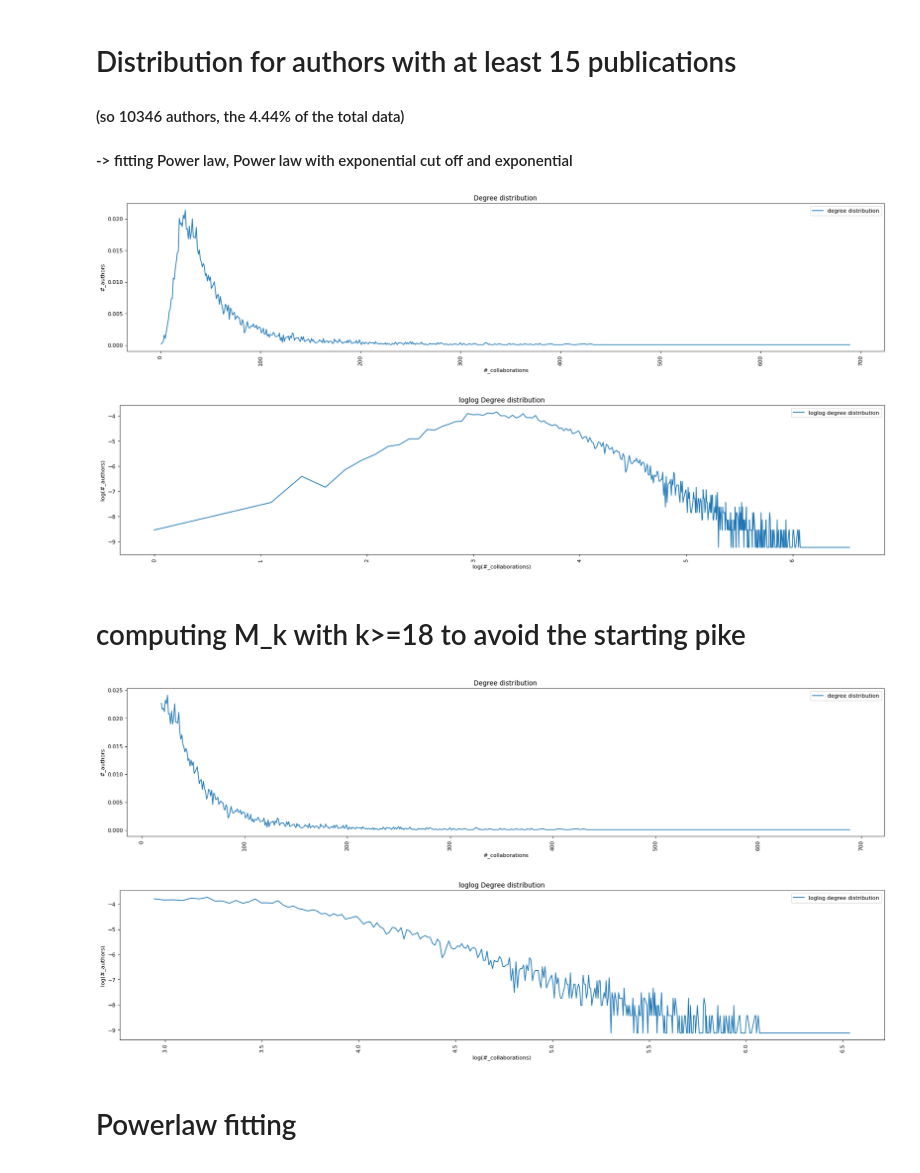
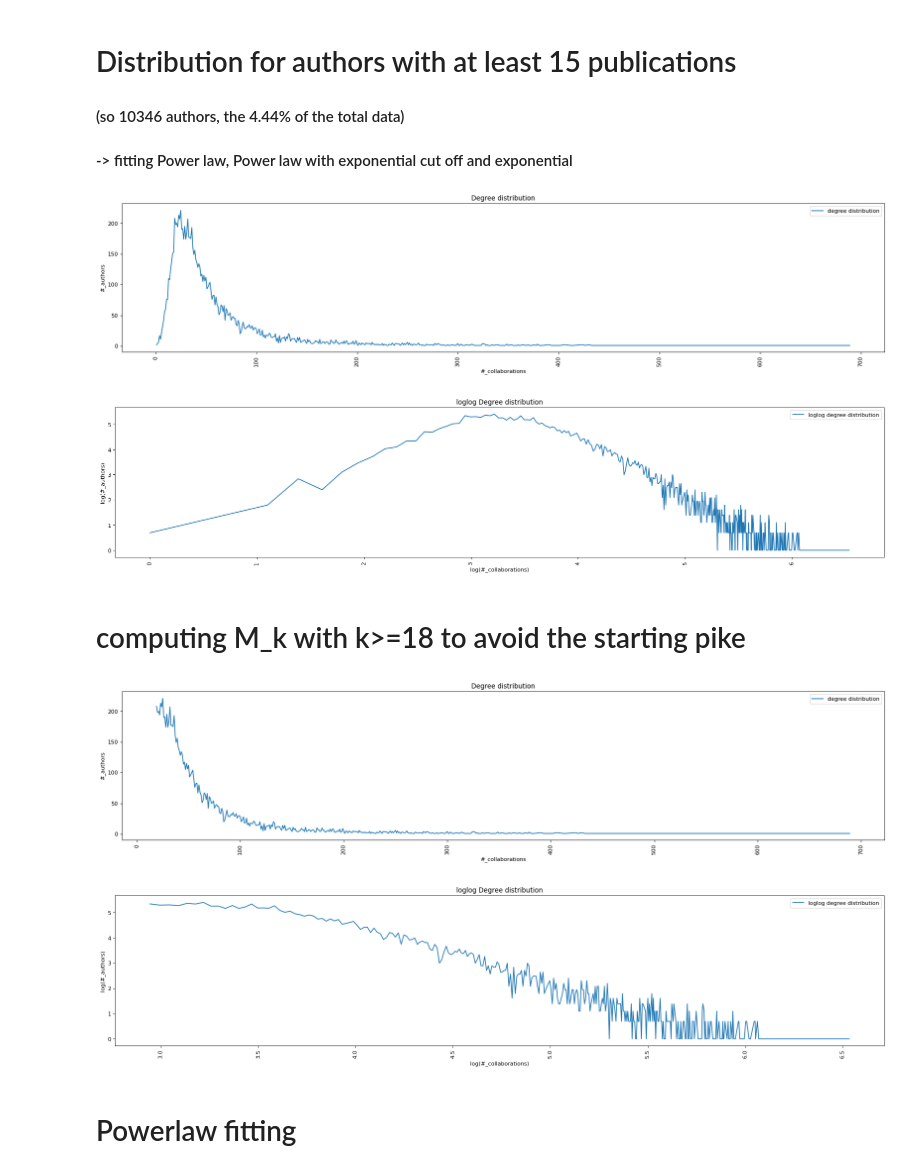
Before and after one commit to LeonardoSer/INRIA_Internship, a Jupyter notebook: 20_onDistributions/30_activeDD_minPubs.ipynb, the cells around one changed output. Cells and saved outputs as stored; diff of their text form; code cells hidden in the pictures.

```diff
--- a/20_onDistributions/30_activeDD_minPubs.ipynb
+++ b/20_onDistributions/30_activeDD_minPubs.ipynb
@@ -39,27 +39,26 @@ colls = df["2018"].values
 # %%
 # DD
 
 unique, counts = np.unique(colls, return_counts=True)
 x, y = unique, counts
-y = [a / sum(y) for a in y] # normalization
 
 draw("Degree distribution", "#_collaborations", "#_authors", x, [y], ["degree distribution"], 25, 5)
 draw("loglog Degree distribution",  "log(#_collaborations)", "log(#_authors)", np.log(x), [np.log(y)], ["loglog degree distribution"], 25, 5)
 # %% [output]
-[figure, old version]
+[figure, new version]
-[figure, old version]
+[figure, new version]
 # %% [markdown]
 # computing M_k with k>=18 to avoid the starting pike
 # %%
 # DD
 unique, counts = np.unique(colls, return_counts=True)
 x, y = unique[18:], counts[18:]
-y = [a / sum(y) for a in y] # normalization
+
 
 draw("Degree distribution", "#_collaborations", "#_authors", x, [y], ["degree distribution"], 25, 5)
 draw("loglog Degree distribution",  "log(#_collaborations)", "log(#_authors)", np.log(x), [np.log(y)], ["loglog degree distribution"], 25, 5)
 # %% [output]
-[figure, old version]
+[figure, new version]
-[figure, old version]
+[figure, new version]
 # %% [markdown]
 # Powerlaw fitting
```
Also changed, not shown: parts of 5 cells of this notebook, 8 other files.
